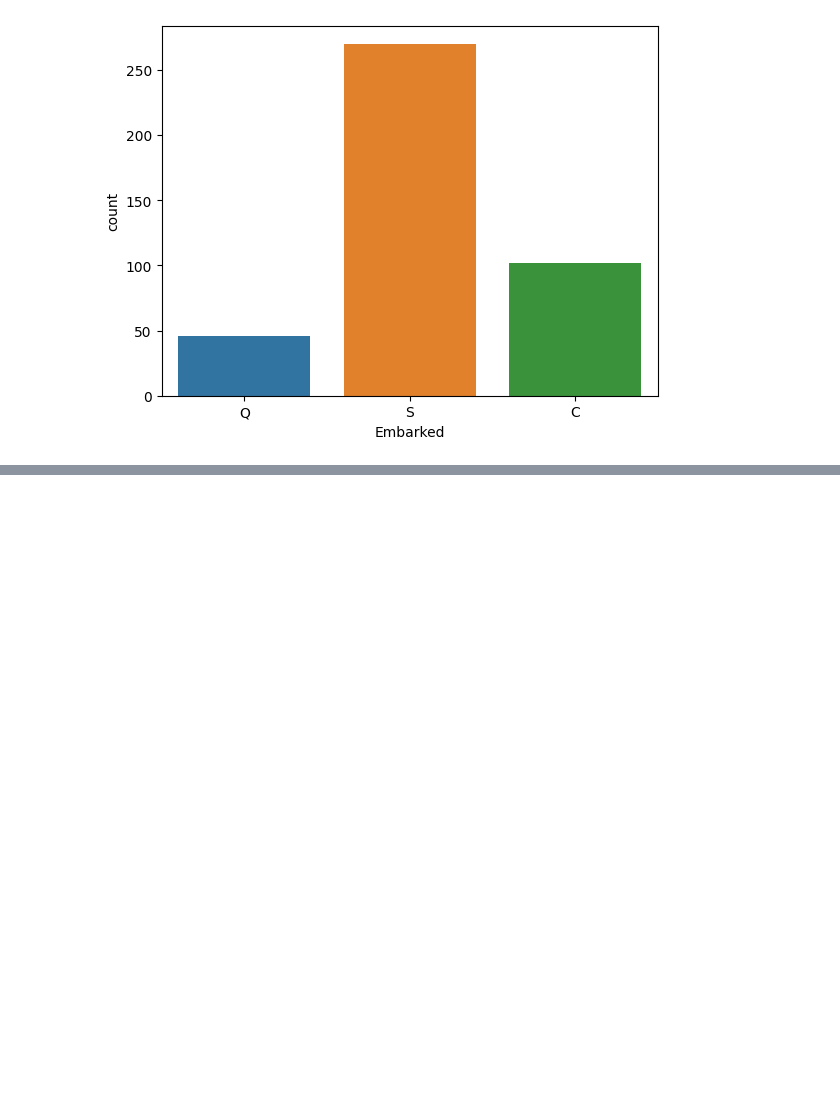
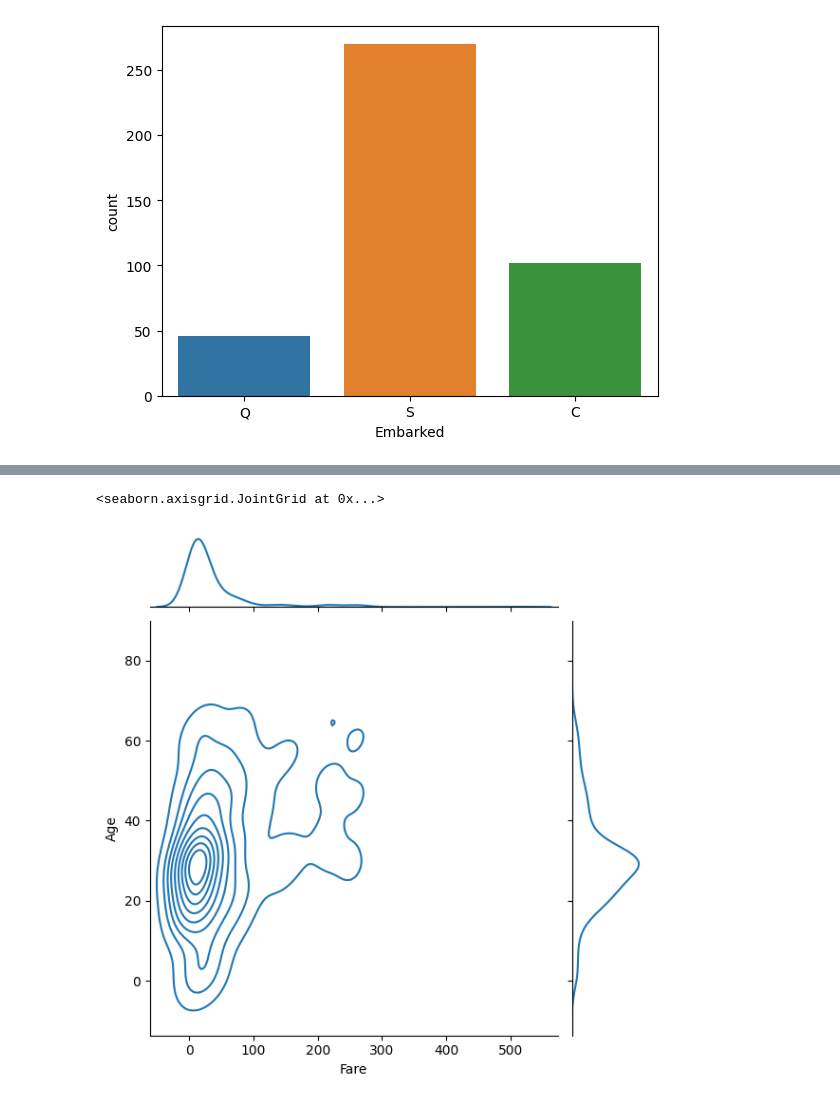
Before and after one commit to sayaanfrah/codfileInternship, a Jupyter notebook: titanic solution.ipynb, the cells around one changed output, grey strips where cells are left out. Drawn from its saved outputs; the diff is of its cells as text; code cells hidden in the pictures; blank space fills up the shorter version.

```diff
--- a/titanic solution.ipynb
+++ b/titanic solution.ipynb
@@ -240,0 +248,5 @@ sns.countplot(x='Embarked',data=df)
+# %%
+sns.jointplot(x=df['Fare'],y=df['Age'],kind='kde')
+# %% [output]
+<seaborn.axisgrid.JointGrid at 0x...>
+[figure, added]
```
Also changed, not shown: parts of 3 cells of this notebook.
